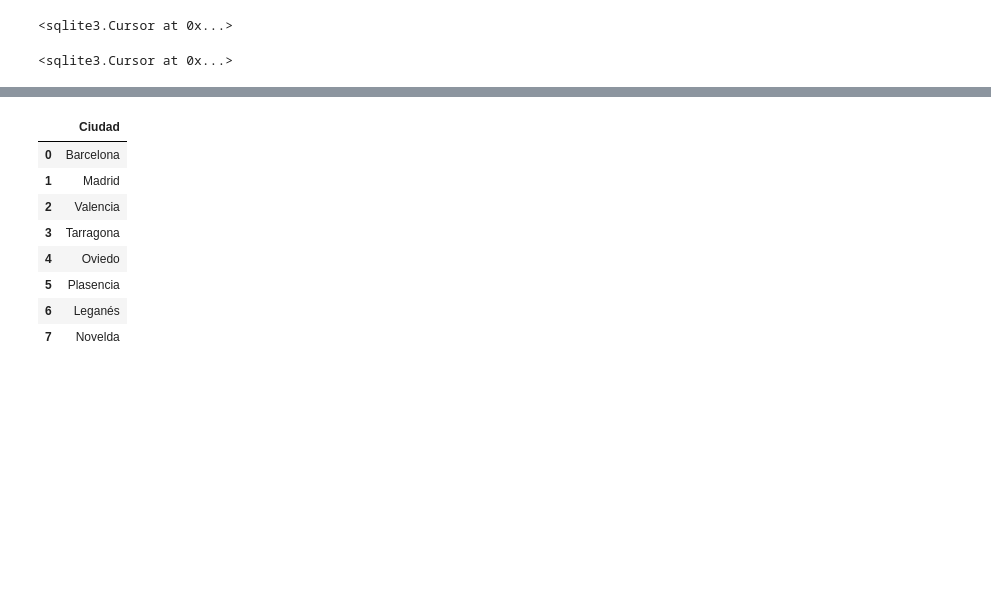
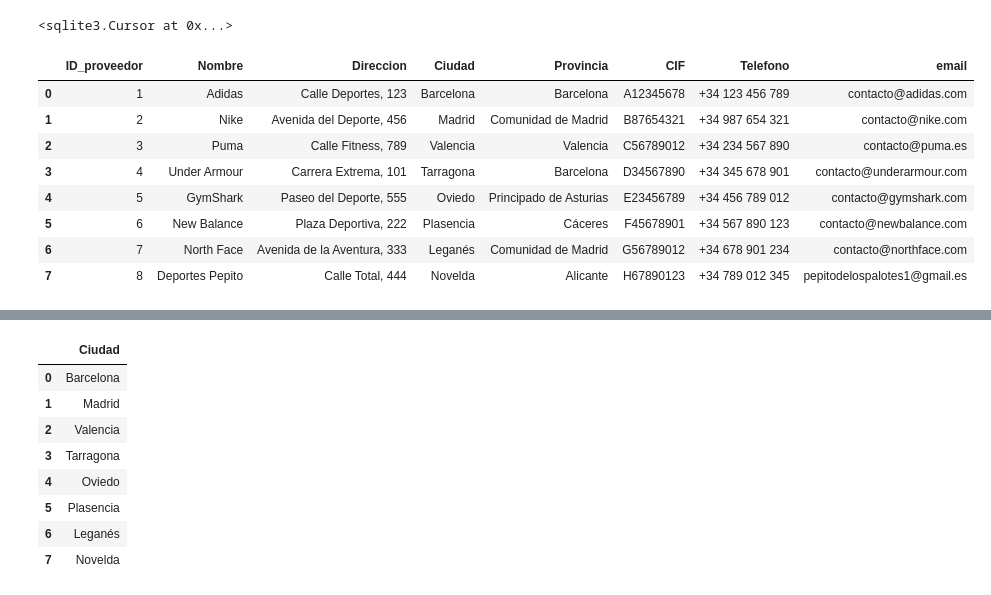
Before and after one commit to mariasanvals/Modelo_BD, a Jupyter notebook: bd_decathlon.ipynb, the cells around one changed output, grey strips where cells are left out. Cells and saved outputs as stored; diff of their text form; code cells hidden in the pictures; blank space fills up the shorter version.

```diff
--- a/bd_decathlon.ipynb
+++ b/bd_decathlon.ipynb
@@ -190,16 +190,3 @@ insert_query_facturas = "INSERT INTO FACTURAS (Id_factura, Precio, Cantidad, Fec
 
 cursor.executemany(insert_query_facturas, datos_facturas)
 conexion.commit()
-# %%
-# Creamos la tabla Catalogo
-query = '''
-CREATE TABLE CATALOGO (
-    ID_Proveedor INTEGER,
-    ID_Producto INTEGER,
-    FOREIGN KEY (ID_Proveedor) REFERENCES Proveedor(ID_Proveedor),
-    FOREIGN KEY (ID_Producto) REFERENCES Productos(ID_Producto)
-)
-'''
-cursor.execute(query)
-# %% [output]
-<sqlite3.Cursor at 0x...>
@@ -221,2 +193,19 @@ conexion.commit()
+# %%
+query = '''
+SELECT *
+FROM Proveedor
+'''
+
+sql_query(query)
+# %% [output]
+|  | ID_proveedor | Nombre | Direccion | Ciudad | Provincia | CIF | Telefono | email |
+| 0 | 1 | Adidas | Calle Deportes, 123 | Barcelona | Barcelona | A12345678 | +34 123 456 789 | contacto@adidas.com |
+| 1 | 2 | Nike | Avenida del Deporte, 456 | Madrid | Comunidad de Madrid | B87654321 | +34 987 654 321 | contacto@nike.com |
+| 2 | 3 | Puma | Calle Fitness, 789 | Valencia | Valencia | C56789012 | +34 234 567 890 | contacto@puma.es |
+| 3 | 4 | Under Armour | Carrera Extrema, 101 | Tarragona | Barcelona | D34567890 | +34 345 678 901 | contacto@underarmour.com |
+| 4 | 5 | GymShark | Paseo del Deporte, 555 | Oviedo | Principado de Asturias | E23456789 | +34 456 789 012 | contacto@gymshark.com |
+| 5 | 6 | New Balance | Plaza Deportiva, 222 | Plasencia | Cáceres | F45678901 | +34 567 890 123 | contacto@newbalance.com |
+| 6 | 7 | North Face | Avenida de la Aventura, 333 | Leganés | Comunidad de Madrid | G56789012 | +34 678 901 234 | contacto@northface.com |
+| 7 | 8 | Deportes Pepito | Calle Total, 444 | Novelda | Alicante | H67890123 | +34 789 012 345 | pepitodelospalotes1@gmail.es |
 # %%
 query = '''
```
Also changed, not shown: parts of 11 cells of this notebook, 2 other files.
